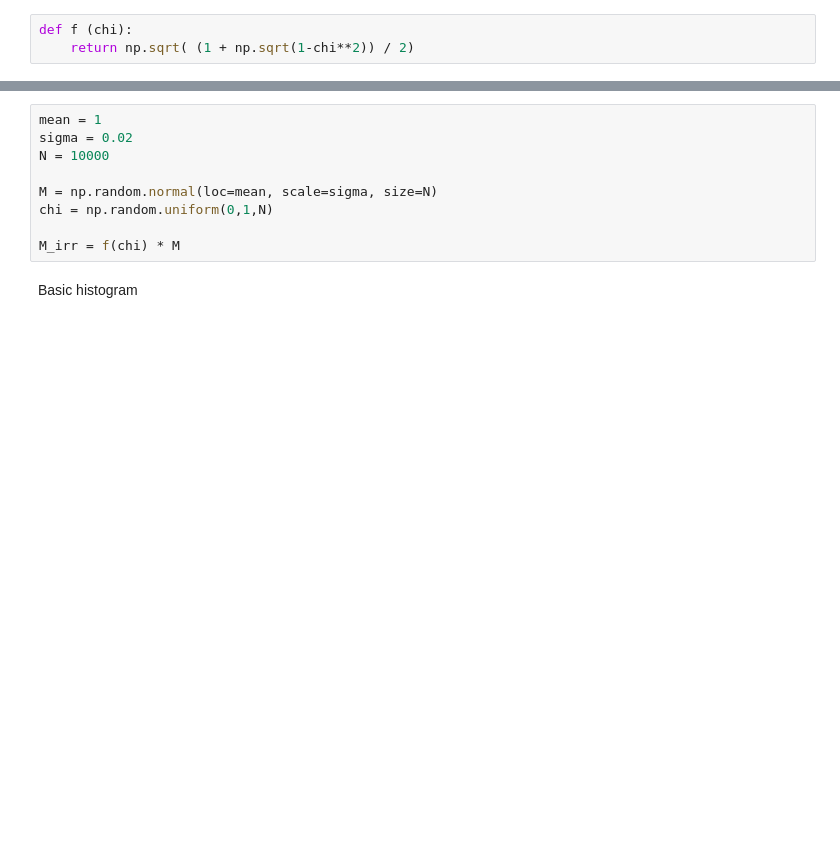
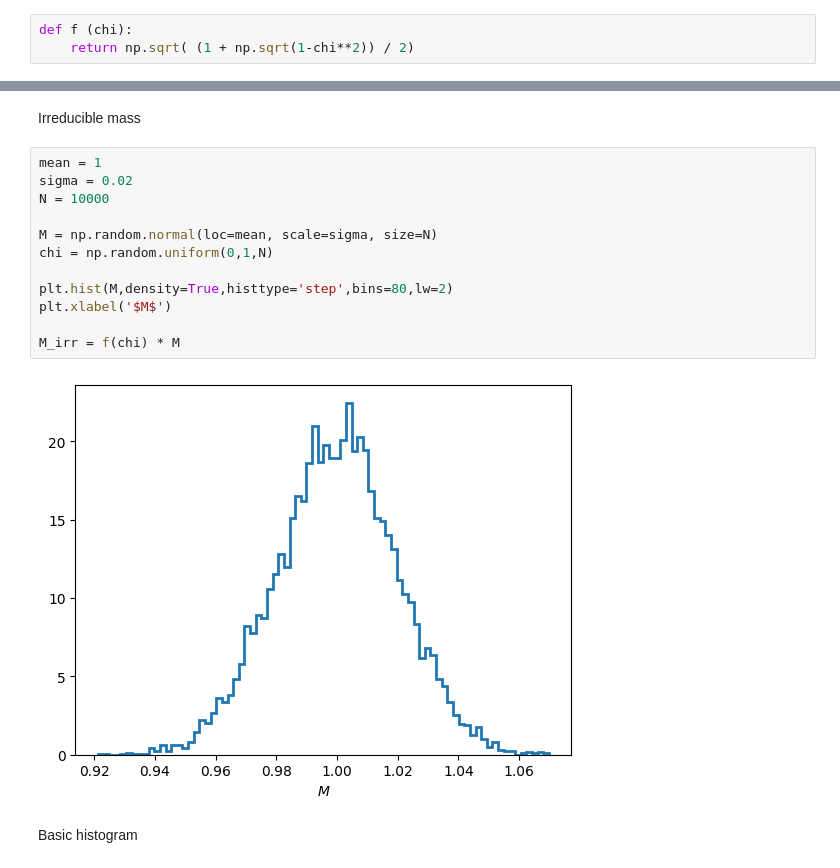
Before and after one commit to GiuliaConti/astrostatistics_bicocca_2024, a Jupyter notebook: working/E08_L07.ipynb, the cells around one changed output, grey strips where cells are left out. Cells and saved outputs as stored; diff of their text form; blank space fills up the shorter version.

```diff
--- a/working/E08_L07.ipynb
+++ b/working/E08_L07.ipynb
@@ -10,12 +20,19 @@ def f (chi):
+# %% [markdown]
+Irreducible mass
 # %%
 mean = 1
 sigma = 0.02
 N = 10000
 
 M = np.random.normal(loc=mean, scale=sigma, size=N)
 chi = np.random.uniform(0,1,N)
 
+plt.hist(M,density=True,histtype='step',bins=80,lw=2)
+plt.xlabel('$M$')
+
 M_irr = f(chi) * M
+# %% [output]
+[figure, added]
 # %% [markdown]
 Basic histogram
 # %%
```
Also changed, not shown: parts of 21 cells of this notebook, 1 other file.
